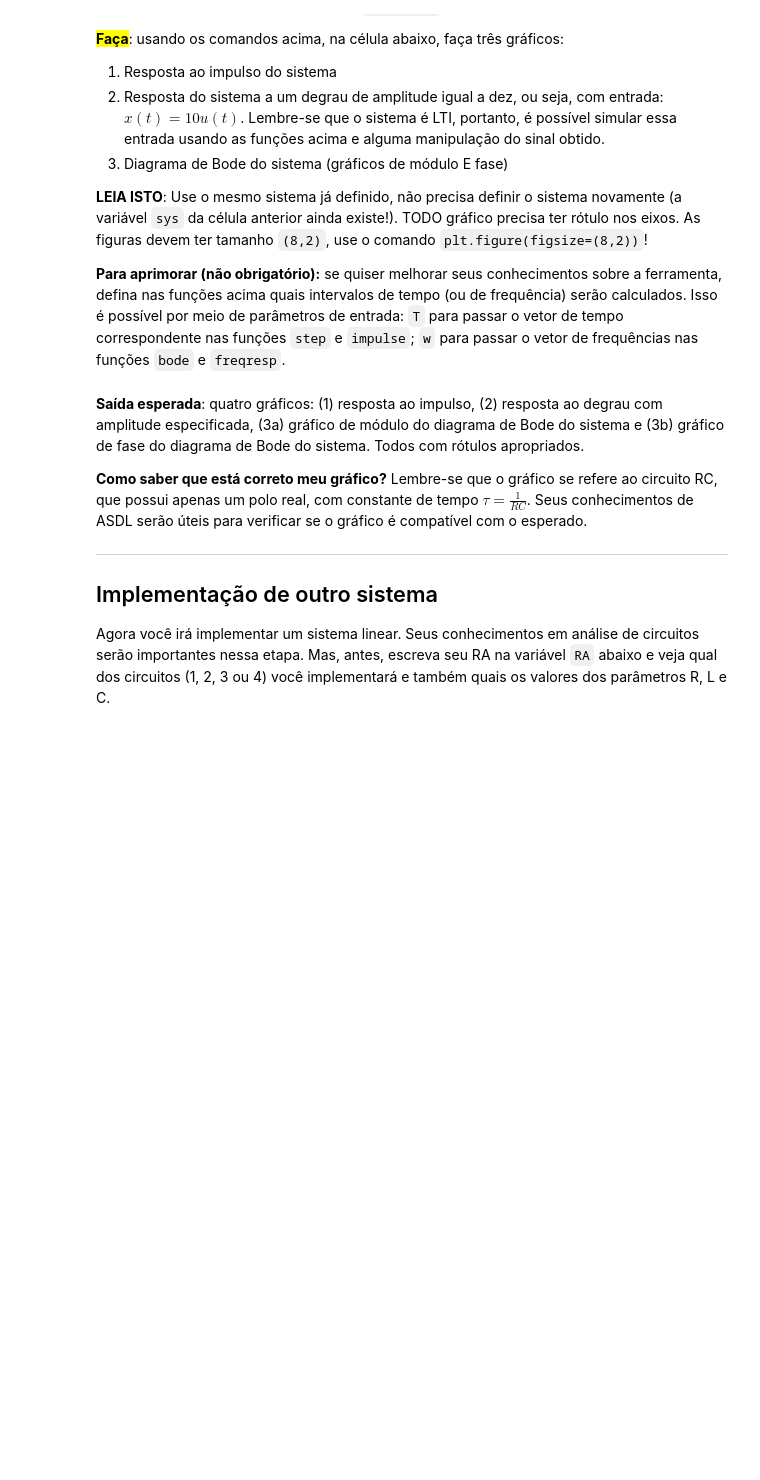
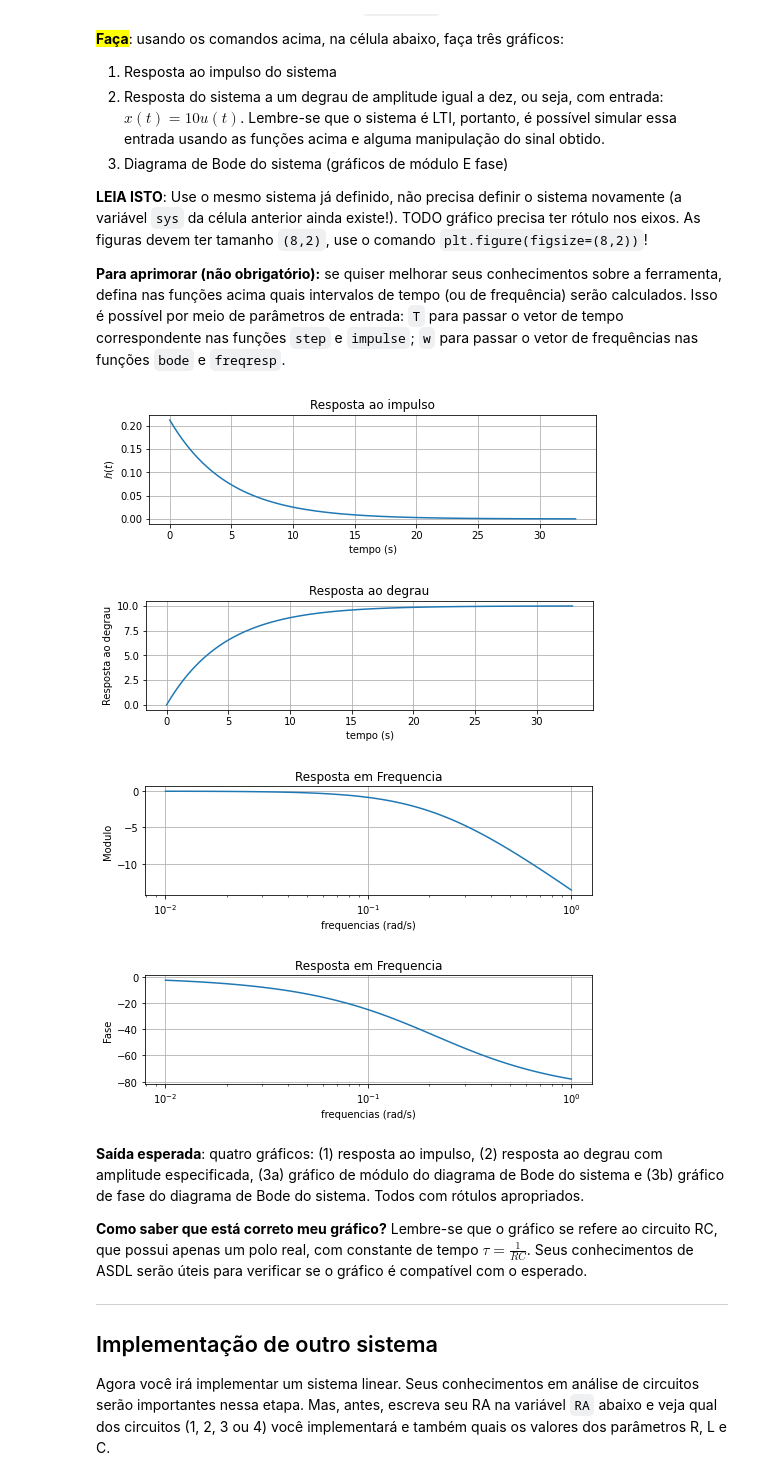
Before and after one commit to iurykischka/Proc.-de-sinais, a Jupyter notebook: Ex/Ex03_SLITs_IURY.ipynb, the cells around one changed output. Cells and saved outputs as stored; diff of their text form; code cells hidden in the pictures; blank space fills up the shorter version.

```diff
--- a/Ex/Ex03_SLITs_IURY.ipynb
+++ b/Ex/Ex03_SLITs_IURY.ipynb
@@ -125,3 +127,43 @@ Para um sistema de tempo contínuo você pode usar as funções abaixo.
+# %%
+### SEU CÓDIGO COMEÇA AQUI ### (≈ 30 linhas de código)
+t_impulse, y_impulse = signal.impulse(sys)
+
+plt.figure(figsize=(8,2))
+plt.plot(t_impulse, y_impulse);
+plt.title("Resposta ao impulso");
+plt.xlabel('tempo (s)')
+plt.ylabel('$h(t)$');
+plt.grid(1);
+
+t_step, y_step = signal.step(sys)
+plt.figure(figsize=(8,2))
+plt.plot(t_step, 10*y_step);
+plt.xlabel("tempo (s)")
+plt.ylabel("Resposta ao degrau")
+plt.title("Resposta ao degrau");
+plt.grid(1);
+
+w1, mag1, phase1 = signal.bode(sys)
+plt.figure(figsize=(8,2))
+plt.semilogx(w1, mag1) #modulo de H1
+plt.xlabel("frequencias (rad/s)")
+plt.ylabel("Modulo")
+plt.title("Resposta em Frequencia")
+plt.grid(1);
+
+plt.figure(figsize=(8,2))
+plt.semilogx(w1, phase1) #fase de H1
+plt.xlabel("frequencias (rad/s)")
+plt.ylabel("Fase")
+plt.title("Resposta em Frequencia")
+plt.grid(1);
+
+### FIM DO CÓDIGO ###
+# %% [output]
+[figure, added]
+[figure, added]
+[figure, added]
+[figure, added]
 # %% [markdown]
 **Saída esperada**:
 quatro gráficos: (1) resposta ao impulso, (2) resposta ao degrau com amplitude especificada, (3a) gráfico de módulo do diagrama de Bode do sistema e (3b) gráfico de fase do diagrama de Bode do sistema. Todos com rótulos apropriados.
```
Also changed, not shown: parts of 3 cells of this notebook.
